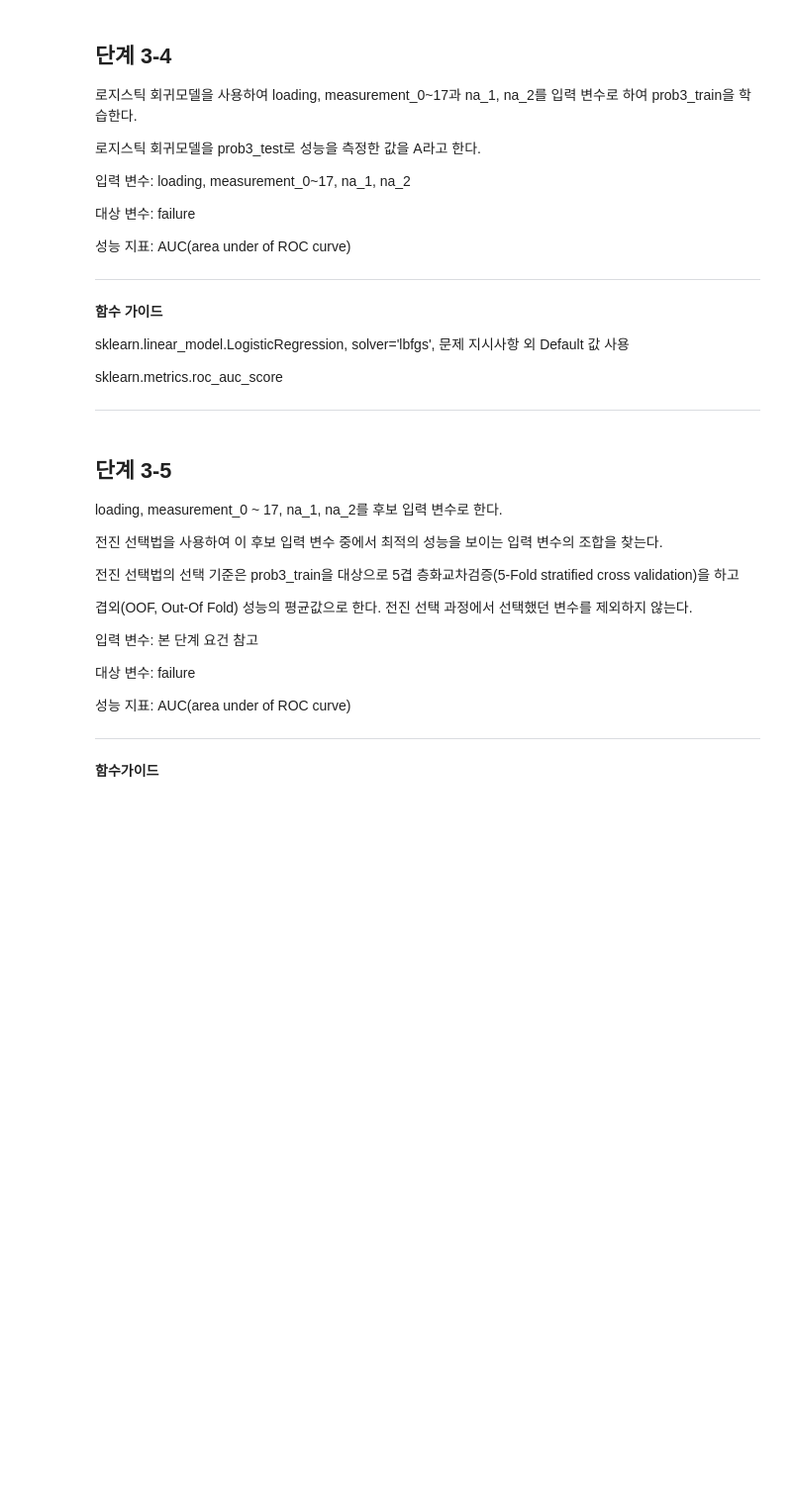
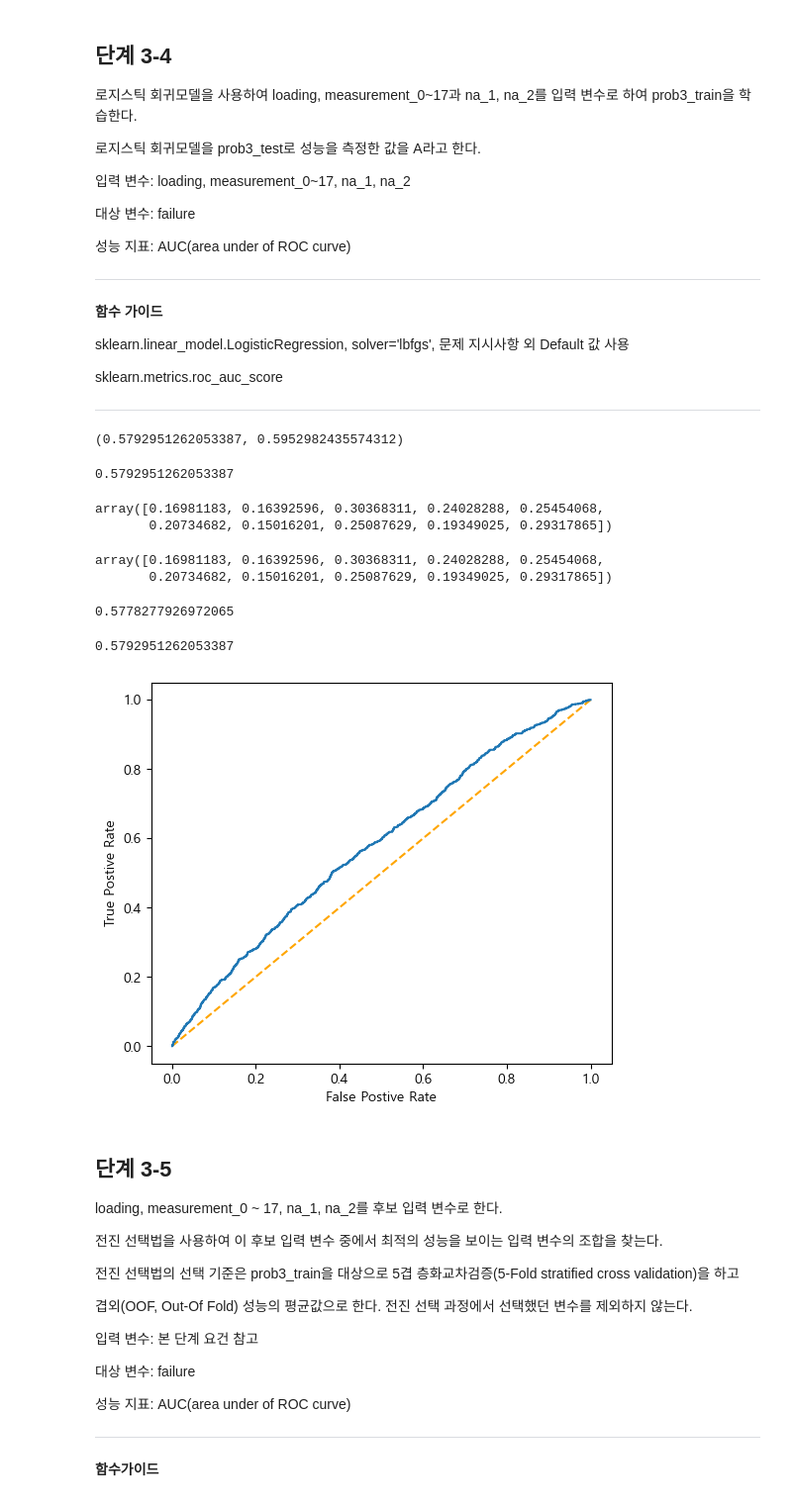
Before and after one commit to sunkusun9/DS_Lv3_2406, a Jupyter notebook: sec_ds_lv3_prob1_prob.ipynb, the cells around one changed output. Shown: that part at 99% size. Saved outputs shown, nothing was run; the diff lists cells and outputs as text; code cells hidden in the pictures; blank space fills up the shorter version.

```diff
--- a/sec_ds_lv3_prob1_prob.ipynb
+++ b/sec_ds_lv3_prob1_prob.ipynb
@@ -863,6 +934,75 @@ df_prob3_test[X_std] = std_scaler.transform(df_prob3_test[X_std])
  sklearn.metrics.roc_auc_score
 
 ---
+# %%
+from sklearn.linear_model import LogisticRegression
+from sklearn.metrics import roc_auc_score
+X_lr = ['loading'] + ['measurement_{}'.format(i) for i in range(18)] + ['na_1', 'na_2']
+clf_lr = LogisticRegression(solver='lbfgs')
+clf_lr.fit(df_prob3_train[X_lr], df_prob3_train['failure'])
+
+# roc_auc_score(df_prob3_test['failure'] == 'a', clf_lr.predict_proba()[:, 0])
+
+A = roc_auc_score(df_prob3_test['failure'], clf_lr.predict_proba(df_prob3_test[X_lr])[:, 1])
+
+(
+    A,
+    roc_auc_score(df_prob3_train['failure'], clf_lr.predict_proba(df_prob3_train[X_lr])[:, 1])
+)
+# %% [output]
+(0.5792951262053387, 0.5952982435574312)
+# %%
+roc_auc_score(df_prob3_test['failure'], clf_lr.decision_function(df_prob3_test[X_lr]))
+# %% [output]
+0.5792951262053387
+# %%
+from scipy.special import expit
+expit(clf_lr.decision_function(df_prob3_test[X_lr]))[:10]
+# %% [output]
+array([0.16981183, 0.16392596, 0.30368311, 0.24028288, 0.25454068,
+       0.20734682, 0.15016201, 0.25087629, 0.19349025, 0.29317865])
+# %%
+clf_lr.predict_proba(df_prob3_test[X_lr])[:10, 1]
+# %% [output]
+array([0.16981183, 0.16392596, 0.30368311, 0.24028288, 0.25454068,
+       0.20734682, 0.15016201, 0.25087629, 0.19349025, 0.29317865])
+# %%
+# simple baseline
+roc_auc_score(df_prob3_test['failure'], df_prob3_test['loading'])
+# %% [output]
+0.5778277926972065
+# %%
+# ROC AUC의 실제 값을 구해봅니다.
+df_prob3_test[['failure']].assign(
+    score = clf_lr.decision_function(df_prob3_test[X_lr])
+).sort_values('score', ascending=False).assign(
+    fpr=lambda x: (1 - x['failure']).cumsum() / (1 - x['failure']).sum(),
+    tpr=lambda x: (x['failure']).cumsum() / ( x['failure']).sum(),
+).assign(
+    fpr_1 = lambda x: x['fpr'].shift(1).fillna(0)
+).assign(
+    sq = lambda x: (x['fpr'] - x['fpr_1']) * x['tpr']
+)['sq'].sum()
+# %% [output]
+0.5792951262053387
+# %%
+# ROC AUC를 그려봅니다.
+# 이 때 logit으로 구해 보겠습니다.
+plt.figure(figsize=(6, 5))
+plt.plot([0, 1], [0, 1], color='orange', linestyle='--')
+df_prob3_test[['failure']].assign(
+    score = clf_lr.decision_function(df_prob3_test[X_lr])
+).sort_values('score', ascending=False).assign(
+    fpr=lambda x: (1-x['failure']).cumsum() / (1 - x['failure']).sum(),
+    tpr=lambda x: (x['failure']).cumsum() / ( x['failure']).sum(),
+).pipe(
+    lambda x: plt.plot(x['fpr'], x['tpr'])
+)
+plt.gca().set_xlabel('False Postive Rate')
+plt.gca().set_ylabel('True Postive Rate')
+plt.show()
+# %% [output]
+[figure, added]
 # %% [markdown]
 ## 단계 3-5
 
```
Also changed, not shown: parts of 52 cells of this notebook.
